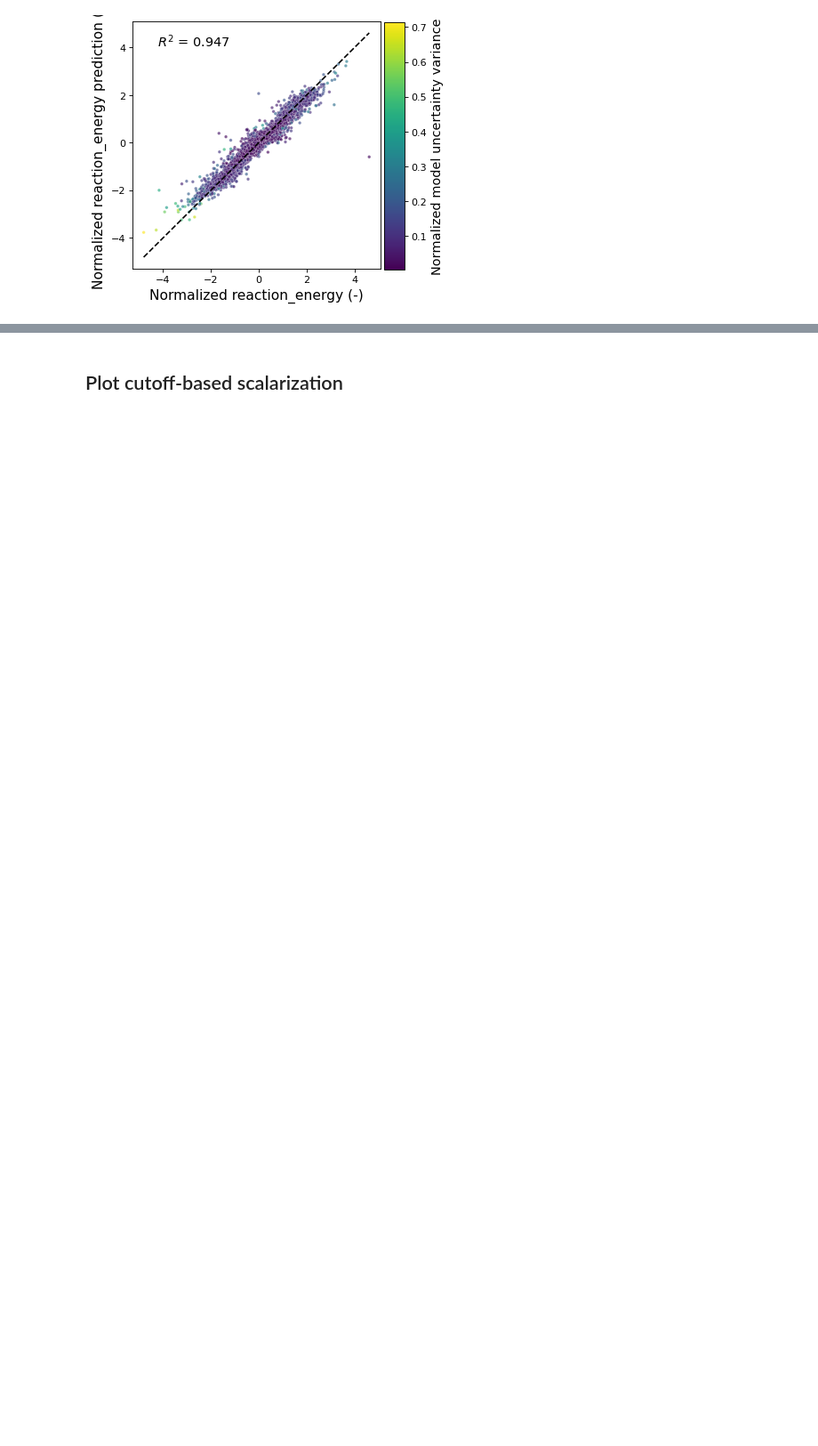
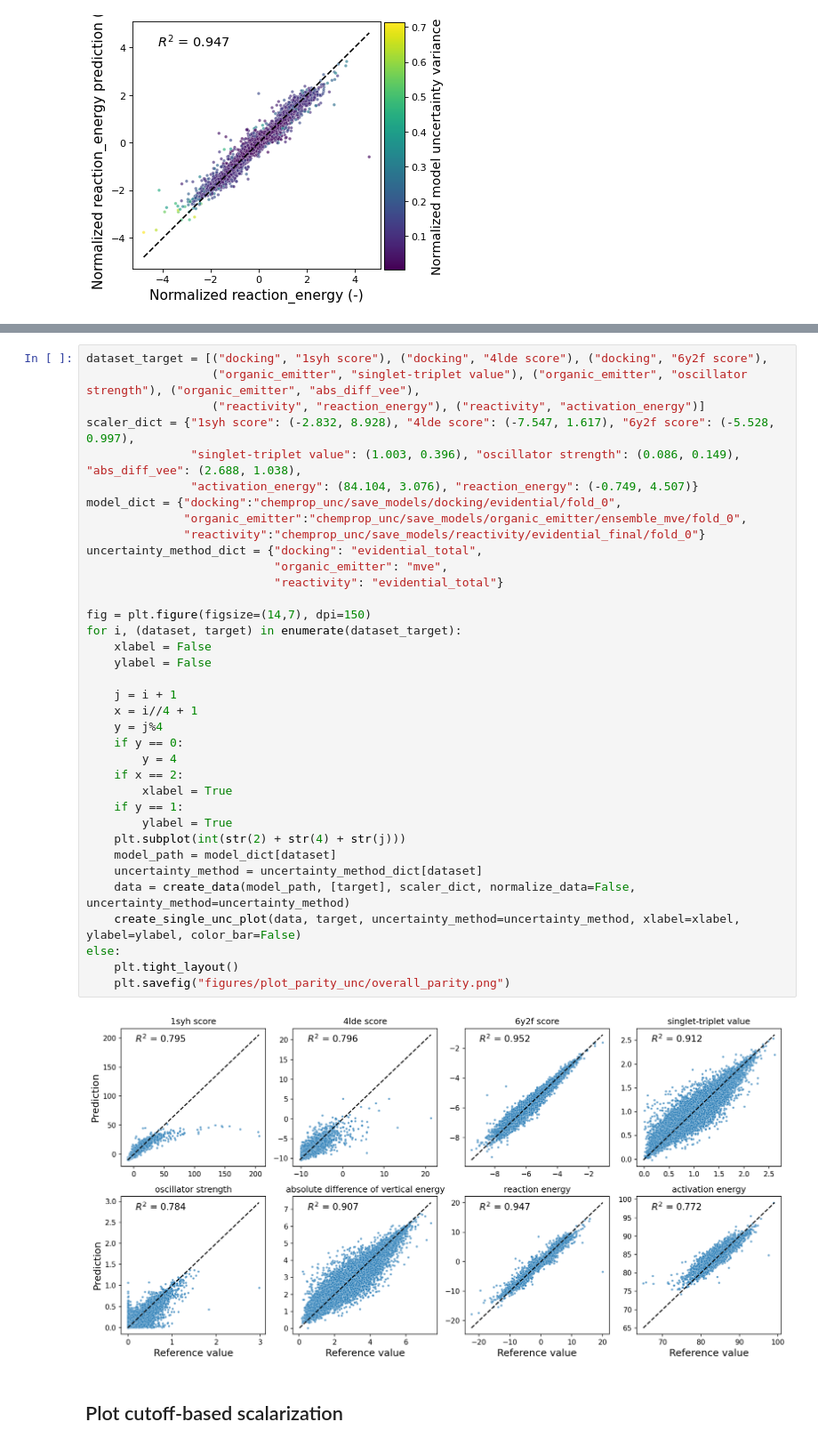
Before and after one commit to Lung-Yi/uncmoo, a Jupyter notebook: plot_parity.ipynb, the cells around one changed output, grey strips where cells are left out. Shown at 89% size. Saved outputs shown, nothing was run; the diff lists cells and outputs as text; blank space fills up the shorter version.

```diff
--- a/plot_parity.ipynb
+++ b/plot_parity.ipynb
@@ -224,3 +254,41 @@ RMSE, MAE, R2 score
+# %%
+dataset_target = [("docking", "1syh score"), ("docking", "4lde score"), ("docking", "6y2f score"),
+                  ("organic_emitter", "singlet-triplet value"), ("organic_emitter", "oscillator strength"), ("organic_emitter", "abs_diff_vee"),
+                  ("reactivity", "reaction_energy"), ("reactivity", "activation_energy")]
+scaler_dict = {"1syh score": (-2.832, 8.928), "4lde score": (-7.547, 1.617), "6y2f score": (-5.528, 0.997),
+               "singlet-triplet value": (1.003, 0.396), "oscillator strength": (0.086, 0.149), "abs_diff_vee": (2.688, 1.038),
+               "activation_energy": (84.104, 3.076), "reaction_energy": (-0.749, 4.507)}
+model_dict = {"docking":"chemprop_unc/save_models/docking/evidential/fold_0",
+              "organic_emitter":"chemprop_unc/save_models/organic_emitter/ensemble_mve/fold_0",
+              "reactivity":"chemprop_unc/save_models/reactivity/evidential_final/fold_0"}
+uncertainty_method_dict = {"docking": "evidential_total",
+                           "organic_emitter": "mve",
+                           "reactivity": "evidential_total"}
+
+fig = plt.figure(figsize=(14,7), dpi=150)
+for i, (dataset, target) in enumerate(dataset_target):
+    xlabel = False
+    ylabel = False
+
+    j = i + 1
+    x = i//4 + 1
+    y = j%4
+    if y == 0:
+        y = 4
+    if x == 2:
+        xlabel = True
+    if y == 1:
+        ylabel = True
+    plt.subplot(int(str(2) + str(4) + str(j)))
+    model_path = model_dict[dataset]
+    uncertainty_method = uncertainty_method_dict[dataset]
+    data = create_data(model_path, [target], scaler_dict, normalize_data=False, uncertainty_method=uncertainty_method)
+    create_single_unc_plot(data, target, uncertainty_method=uncertainty_method, xlabel=xlabel, ylabel=ylabel, color_bar=False)
+else:
+    plt.tight_layout()
+    plt.savefig("figures/plot_parity_unc/overall_parity.png")
+# %% [output]
+[figure, added]
 # %% [markdown]
 ## Plot cutoff-based scalarization
 # %%
```
Also changed, not shown: parts of 3 cells of this notebook, 5 other files.
